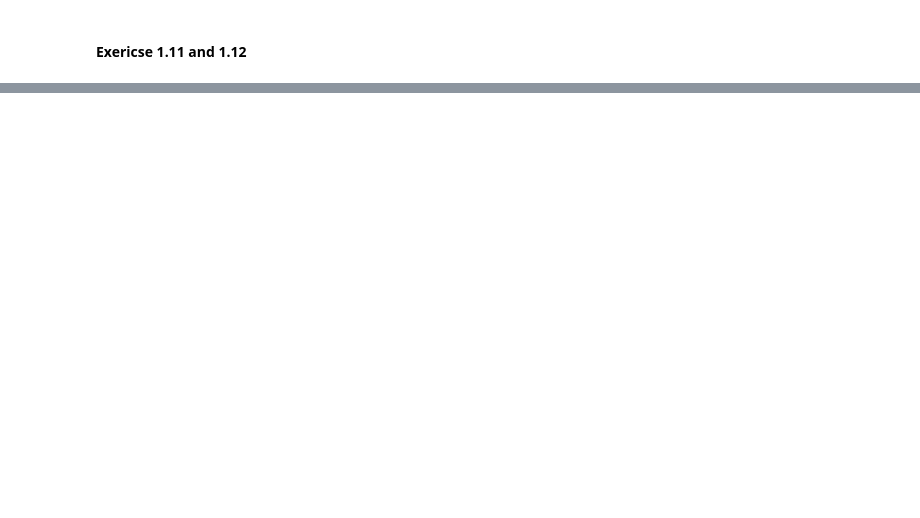
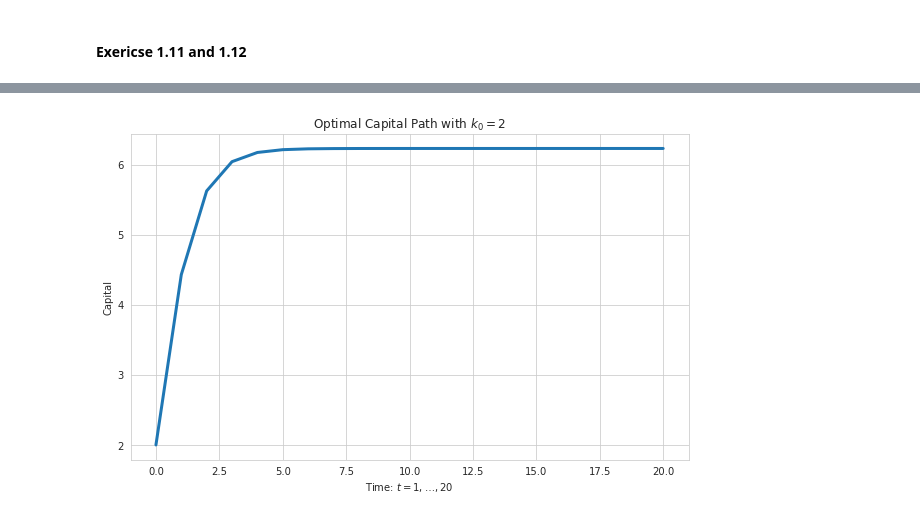
Before and after one commit to timmens/macro_problems, a Jupyter notebook: ps1.ipynb, the cells around one changed output, grey strips where cells are left out. Cells and saved outputs as stored; diff of their text form; code cells hidden in the pictures; blank space fills up the shorter version.

```diff
--- a/ps1.ipynb
+++ b/ps1.ipynb
@@ -66,6 +73,24 @@ def value_function_guess(capital, alpha_0, alpha_1):
     """
     value = alpha_0 + alpha_1 * np.log(capital)
     return value
+# %%
+def policy_function_analytical(capital, alpha_1, beta, technology):
+    """Analytical policy function guess.
+
+    Args:
+        capital (float or np.ndarray): Capital.
+        alpha_1 (float): Coefficient.
+        beta (float): Discount factor in household problem; 0 < beta < 1.
+        technology (float): Technology parameter of production function (A) in
+            F(k, l) = A * k ** alpha; 0 <= A.
+
+    Returns:
+        control (float or np.ndarray): Control policy.
+
+    """
+    control = alpha_1 * beta * technology * (capital ** alpha)
+    control /= 1 + alpha_1 * beta
+    return control
 # %% [markdown]
 ## Numerical Solution
 
@@ -299,0 +383,18 @@ exercise(CAPITAL_GRID)
+# %%
+alpha_1 = alpha_one(alpha=0.3, beta=0.6)
+policy_func = partial(policy_function_analytical, alpha_1=alpha_1, beta=0.6, technology=20)
+# %%
+capital_path = np.zeros(21)
+capital_path[0] = 2
+
+for i in range(20):
+    capital_path[i+1] = policy_func(capital_path[i])
+# %%
+plt.figure(figsize=(10, 6))
+sns.lineplot(x=range(len(capital_path)), y=capital_path, linewidth=3)
+plt.title("Optimal Capital Path with $k_0 = 2$")
+plt.xlabel("Time: $t=1,\dots,20$")
+plt.ylabel("Capital")
+plt.show()
+# %% [output]
+[figure, added]
```
Also changed, not shown: parts of 19 cells of this notebook, 1 other file.
